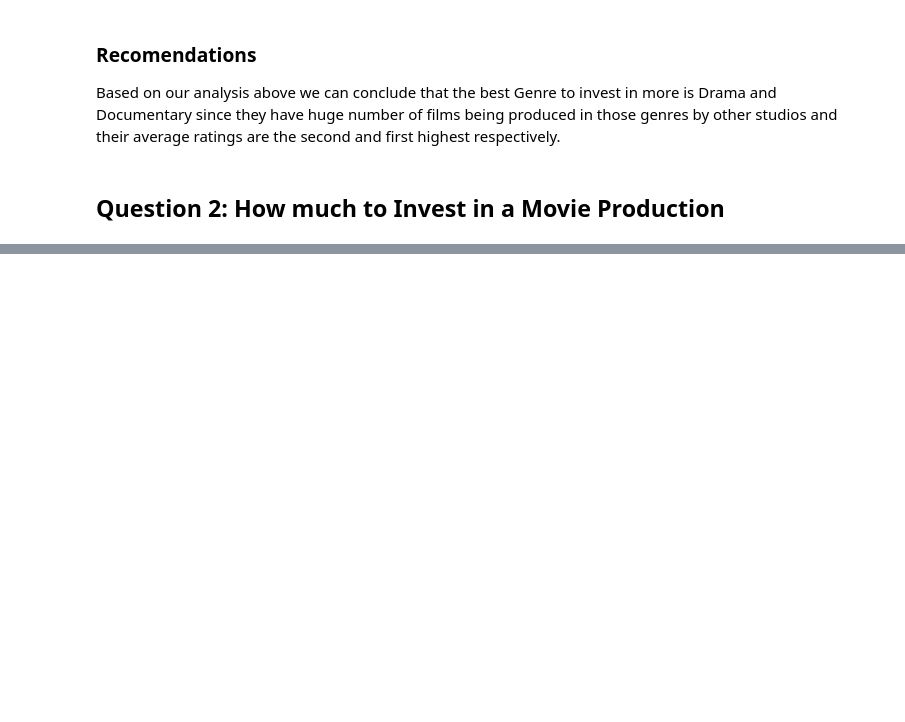
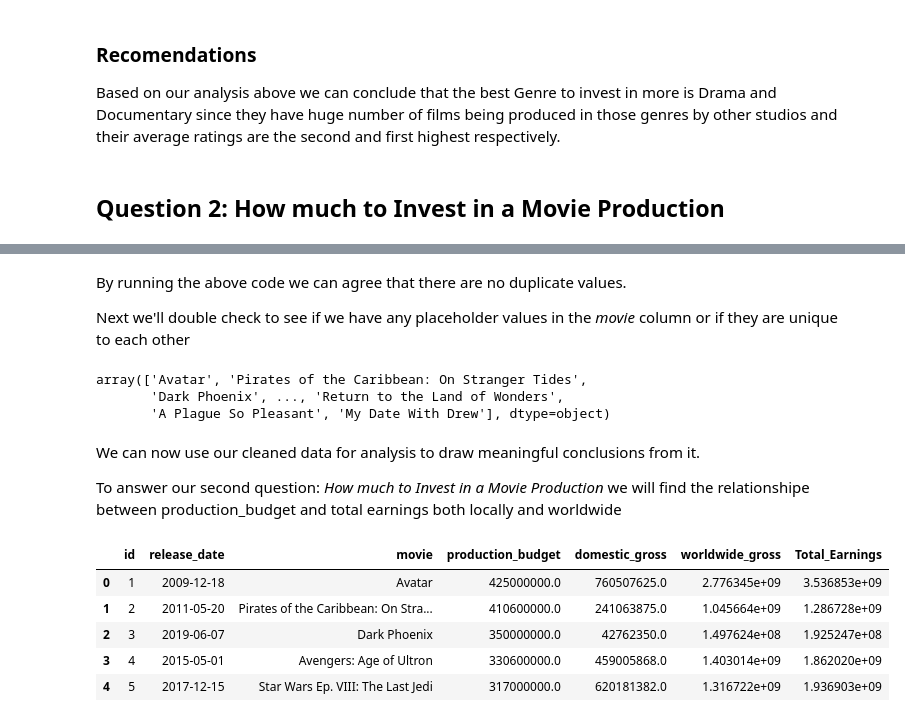
Before and after one commit to HSimiyu/Movie-Data-Analysis, a Jupyter notebook: student.ipynb, the cells around one changed output, grey strips where cells are left out. Saved outputs shown, nothing was run; the diff lists cells and outputs as text; code cells hidden in the pictures; blank space fills up the shorter version.

```diff
--- a/student.ipynb
+++ b/student.ipynb
@@ -381,0 +460,27 @@ Based on our analysis above we can conclude that the best Genre to invest in mor
+# %% [markdown]
+By running the above code we can agree that there are no duplicate values.
+
+Next we'll double check to see if we have any placeholder values in the _movie_ column or if they are unique to each other
+# %%
+movie_budgets['movie'].unique()
+# %% [output]
+array(['Avatar', 'Pirates of the Caribbean: On Stranger Tides',
+       'Dark Phoenix', ..., 'Return to the Land of Wonders',
+       'A Plague So Pleasant', 'My Date With Drew'], dtype=object)
+# %% [markdown]
+We can now use our cleaned data for analysis to draw meaningful conclusions from it.
+
+To answer our second question: _How much to Invest in a Movie Production_ we will find the relationshipe between production_budget and total earnings both locally and worldwide
+# %%
+# Create a new column that adds up thedomestic and worldwide gross earnings
+movie_budgets['Total_Earnings'] = movie_budgets['domestic_gross'] + movie_budgets['worldwide_gross']
+
+#Display the first 5 rows
+movie_budgets.head()
+# %% [output]
+|  | id | release_date | movie | production_budget | domestic_gross | worldwide_gross | Total_Earnings |
+| 0 | 1 | 2009-12-18 | Avatar | 425000000.0 | 760507625.0 | 2.776345e+09 | 3.536853e+09 |
+| 1 | 2 | 2011-05-20 | Pirates of the Caribbean: On Stra... | 410600000.0 | 241063875.0 | 1.045664e+09 | 1.286728e+09 |
+| 2 | 3 | 2019-06-07 | Dark Phoenix | 350000000.0 | 42762350.0 | 1.497624e+08 | 1.925247e+08 |
+| 3 | 4 | 2015-05-01 | Avengers: Age of Ultron | 330600000.0 | 459005868.0 | 1.403014e+09 | 1.862020e+09 |
+| 4 | 5 | 2017-12-15 | Star Wars Ep. VIII: The Last Jedi | 317000000.0 | 620181382.0 | 1.316722e+09 | 1.936903e+09 |
```
Also changed, not shown: parts of 26 cells of this notebook.
